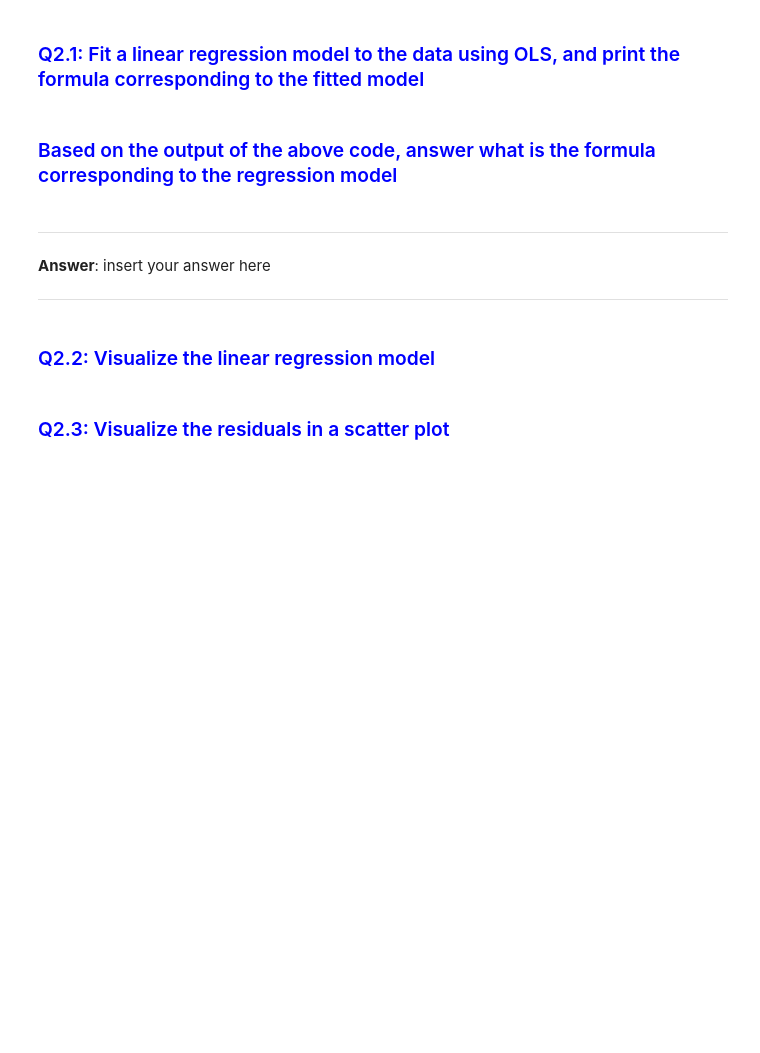
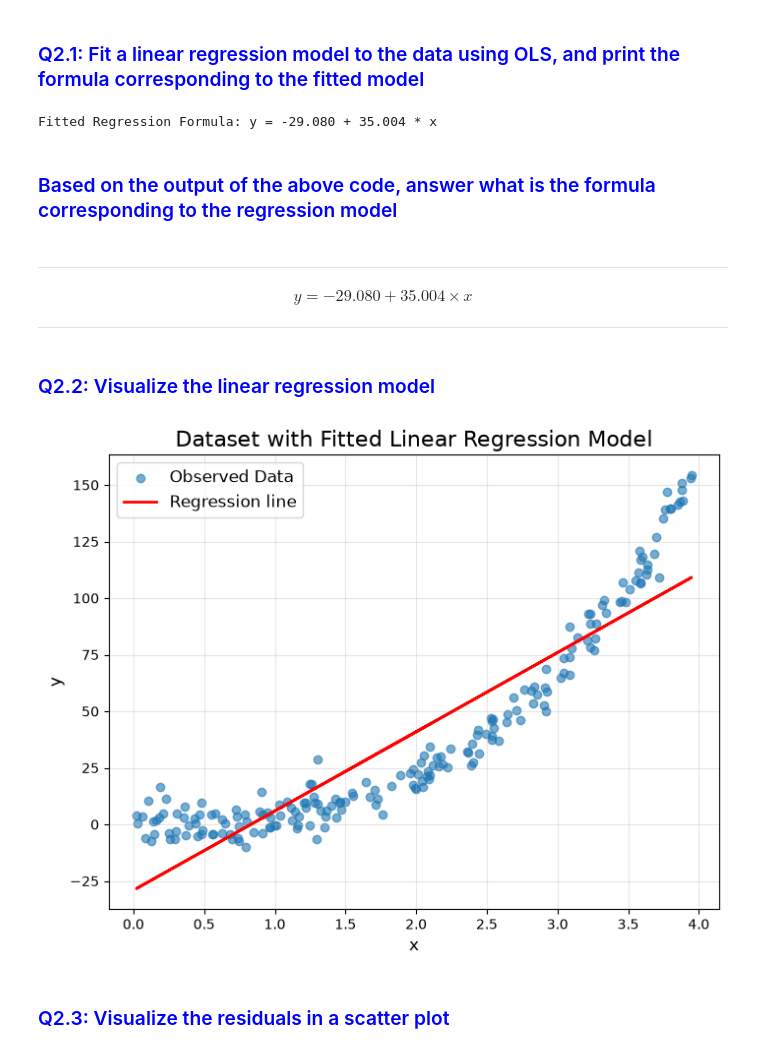
Before and after one commit to chikooooo/Statistics, a Jupyter notebook: Lab 3/TP3_Linear_Regression.ipynb, the cells around one changed output. Saved outputs shown, nothing was run; the diff lists cells and outputs as text; code cells hidden in the pictures; blank space fills up the shorter version.

```diff
--- a/Lab 3/TP3_Linear_Regression.ipynb
+++ b/Lab 3/TP3_Linear_Regression.ipynb
@@ -1068,14 +1068,25 @@ plt.show()
 # %% [markdown]
 ### <span style="color:blue"> Q2.1: Fit a linear regression model to the data using OLS, and print the formula corresponding to the fitted model
 # %%
-### insert your code here
+X = sm.add_constant(data2["x"])
+model = sm.OLS(data2["y"], X).fit()
+
+intercept = model.params["const"]
+slope = model.params["x"]
+
+print(f"Fitted Regression Formula: y = {intercept:.3f} + {slope:.3f} * x")
+
+data2["predicted"] = model.fittedvalues
+data2["residuals"] = model.resid
+# %% [output]
+Fitted Regression Formula: y = -29.080 + 35.004 * x
 # %% [markdown]
 ### <span style="color:blue"> Based on the output of the above code, answer what is the formula corresponding to the regression model </span>
 # %% [markdown]
 ----
 <div>
 
-**Answer**: insert your answer here
+$$y = -29.080 + 35.004 \times x$$
 
 
 </div>
@@ -1084,7 +1095,21 @@ plt.show()
 # %% [markdown]
 ### <span style="color:blue"> Q2.2: Visualize the linear regression model </span>
 # %%
-### insert your code here
+plt.figure(figsize=(8, 6))
+
+plt.scatter(data2['x'], data2['y'], alpha=0.6, label="Observed Data")
+
+plt.plot(data2['x'], data2['predicted'], color='red', linewidth=2, label="Regression line")
+
+plt.title("Dataset with Fitted Linear Regression Model", fontsize=16)
+plt.xlabel("x", fontsize=12)
+plt.ylabel("y", fontsize=12)
+plt.legend(fontsize=12)
+plt.grid(True, alpha=0.3)
+
+plt.show()
+# %% [output]
+[figure, added]
 # %% [markdown]
 ### <span style="color:blue"> Q2.3: Visualize the residuals in a scatter plot </span>
 # %%
```
Also changed, not shown: parts of 5 cells of this notebook.
